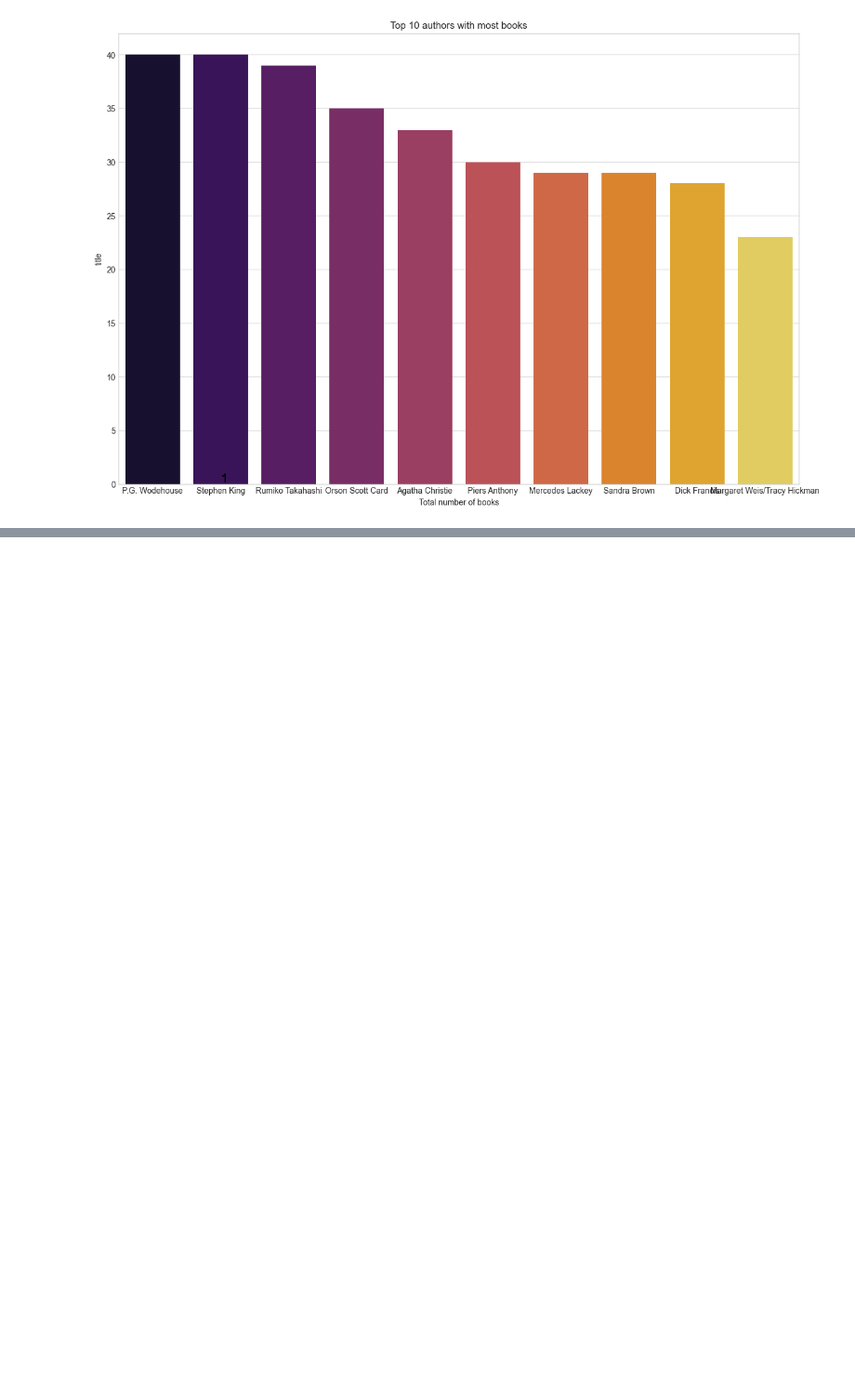
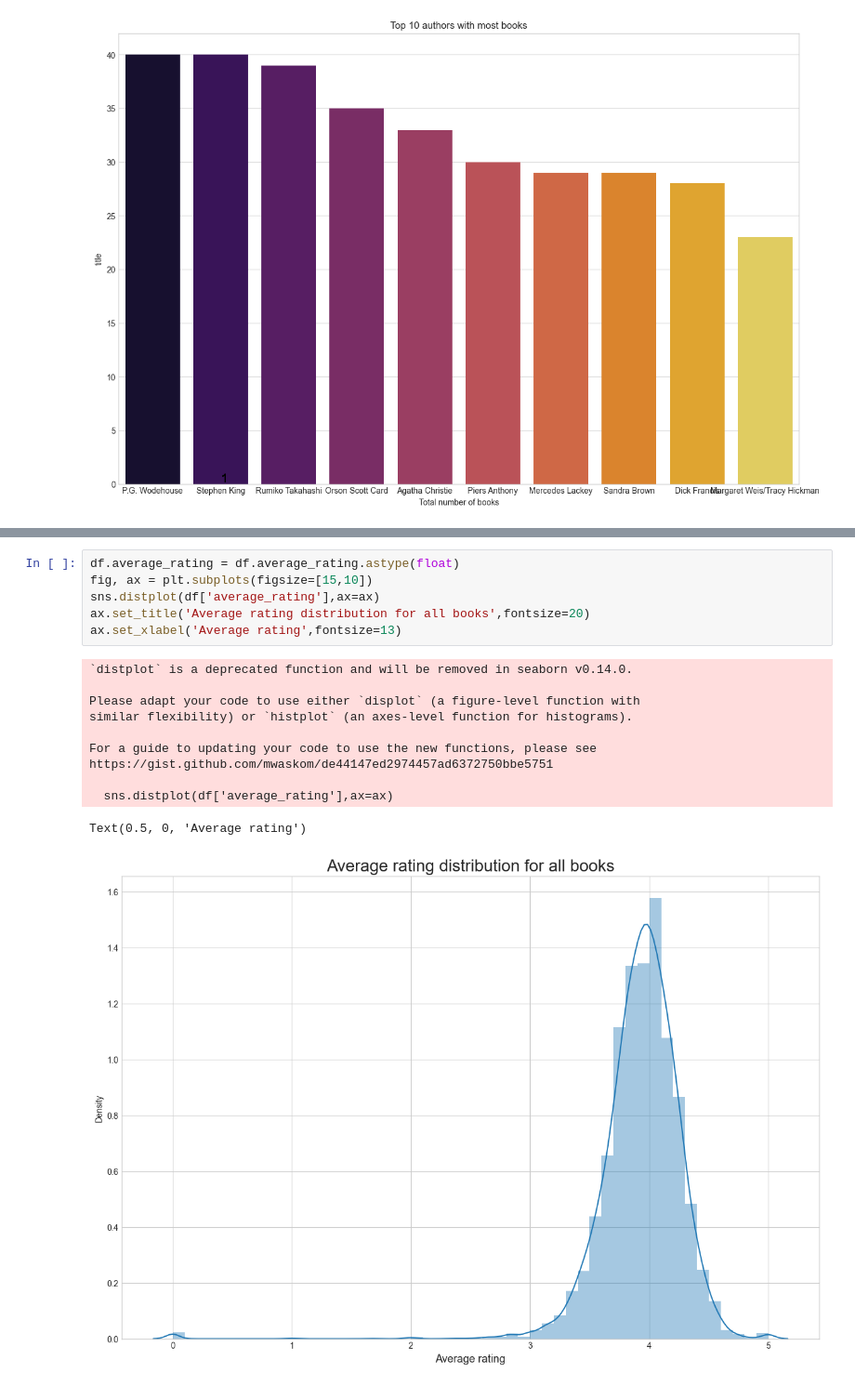
Before and after one commit to akshargrover/Book-Recommendation-System, a Jupyter notebook: Book_recommendation_system.ipynb, the cells around one changed output, grey strips where cells are left out. Shown: that part at 93% size. Cells and saved outputs as stored; diff of their text form; blank space fills up the shorter version.

```diff
--- a/Book_recommendation_system.ipynb
+++ b/Book_recommendation_system.ipynb
@@ -102,0 +119,18 @@ Passing `palette` without assigning `hue` is deprecated and will be removed in v
+# %%
+df.average_rating = df.average_rating.astype(float)
+fig, ax = plt.subplots(figsize=[15,10])
+sns.distplot(df['average_rating'],ax=ax)
+ax.set_title('Average rating distribution for all books',fontsize=20)
+ax.set_xlabel('Average rating',fontsize=13)
+# %% [output]
+`distplot` is a deprecated function and will be removed in seaborn v0.14.0.
+
+Please adapt your code to use either `displot` (a figure-level function with
+similar flexibility) or `histplot` (an axes-level function for histograms).
+
+For a guide to updating your code to use the new functions, please see
+https://gist.github.com/mwaskom/de44147ed2974457ad6372750bbe5751
+
+  sns.distplot(df['average_rating'],ax=ax)
+Text(0.5, 0, 'Average rating')
+[figure, added]
```
Also changed, not shown: parts of 14 cells of this notebook, 1 other file.
